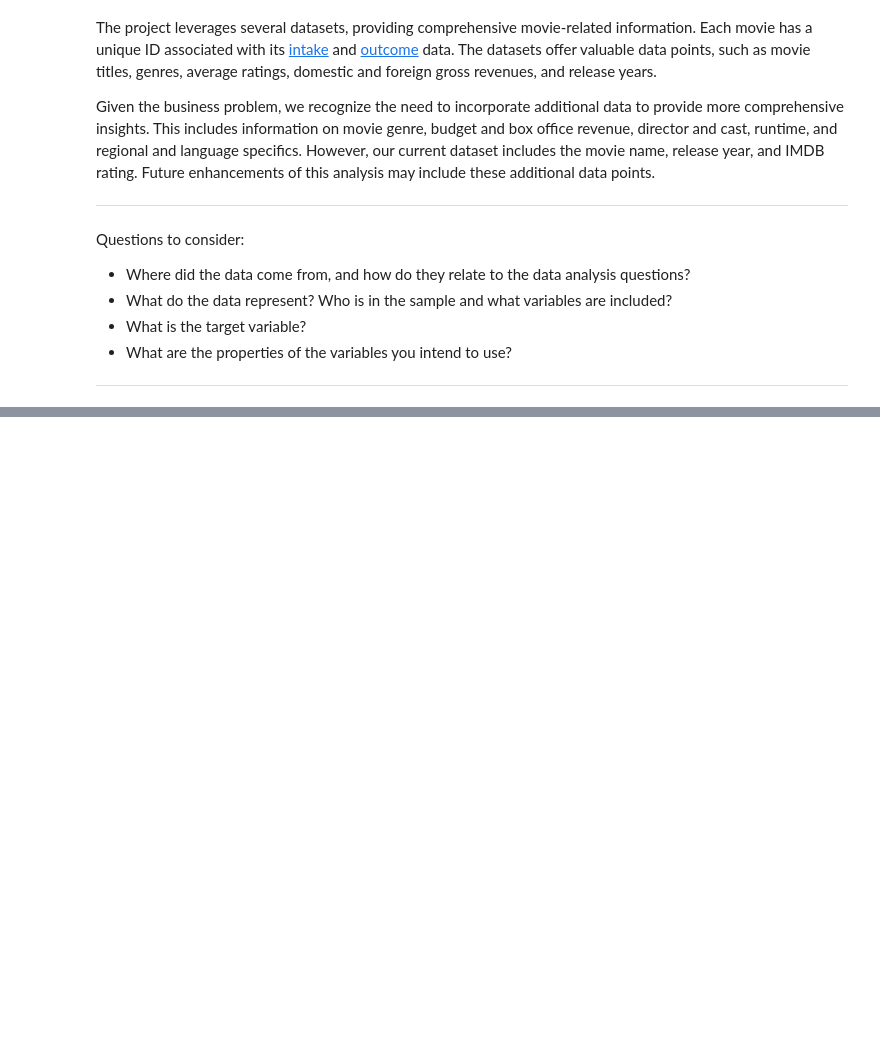
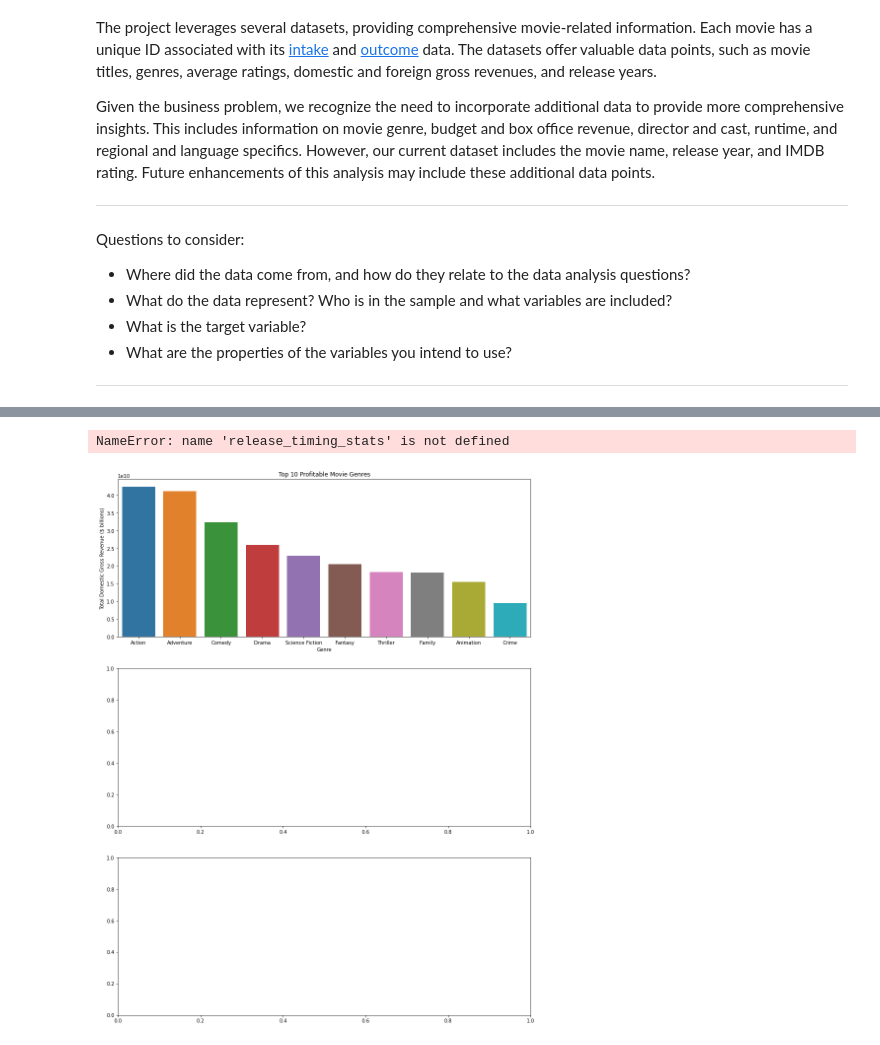
Before and after one commit to omulei/Microsoft-Movie-Studio-Box-Office-Analysis, a Jupyter notebook: dsc-phase1-project-template.ipynb, the cells around one changed output, grey strips where cells are left out. Saved outputs shown, nothing was run; the diff lists cells and outputs as text; code cells hidden in the pictures; blank space fills up the shorter version.

```diff
--- a/dsc-phase1-project-template.ipynb
+++ b/dsc-phase1-project-template.ipynb
@@ -163,0 +345,18 @@ Questions to consider:
+# %%
+# First, we need to "explode" the genres column so that each genre gets its own row
+exploded_df = merged_df.explode('genres')
+
+# Calculate total and average domestic and foreign gross revenues for each genre
+# For simplicity, we'll treat foreign_gross as a string and remove commas before converting to float
+exploded_df['foreign_gross'] = exploded_df['foreign_gross'].str.replace(',', '').astype(float)
+
+genre_revenue_stats = exploded_df.groupby('genres').agg(
+    total_domestic_gross=('domestic_gross', 'sum'),
+    avg_domestic_gross=('domestic_gross', 'mean'),
+    total_foreign_gross=('foreign_gross', 'sum'),
+    avg_foreign_gross=('foreign_gross', 'mean'),
+    count=('title_x', 'count')
+)
+
+# Show the genre revenue stats sorted by total domestic gross
+genre_revenue_stats.sort_values('total_domestic_gross', ascending=False)
@@ -163,0 +447,32 @@ Questions to consider:
+# %%
+# Create subplots for the three analysis
+fig, ax = plt.subplots(3, 1, figsize=(15, 20))
+
+# Bar chart for profitable movie genres
+top_genres = genre_revenue_stats.sort_values('total_domestic_gross', ascending=False).head(10)
+sns.barplot(x=top_genres.index, y=top_genres['total_domestic_gross'], ax=ax[0])
+ax[0].set_title('Top 10 Profitable Movie Genres')
+ax[0].set_xlabel('Genre')
+ax[0].set_ylabel('Total Domestic Gross Revenue ($ billions)')
+
+# Line graph for optimal release timing
+sns.lineplot(x='release_month', y='avg_domestic_gross', data=release_timing_stats, sort=False, ax=ax[1])
+ax[1].set_title('Average Domestic Gross Revenue by Release Month')
+ax[1].set_xlabel('Month')
+ax[1].set_ylabel('Average Domestic Gross Revenue ($ millions)')
+
+# Bar chart for budget allocation strategy
+roi_ranges = budget_roi_stats.sort_values('avg_roi', ascending=False)
+sns.barplot(x=roi_ranges.index, y=roi_ranges['avg_roi'], ax=ax[2])
+ax[2].set_title('Average ROI by Budget Range')
+ax[2].set_xlabel('Budget Range ($ millions)')
+ax[2].set_ylabel('Average ROI')
+
+# Adjust the layout
+plt.tight_layout()
+
+# Show the plots
+plt.show()
+# %% [output]
+NameError: name 'release_timing_stats' is not defined
+[figure, added]
```
Also changed, not shown: parts of 38 cells of this notebook, 1 other file.
